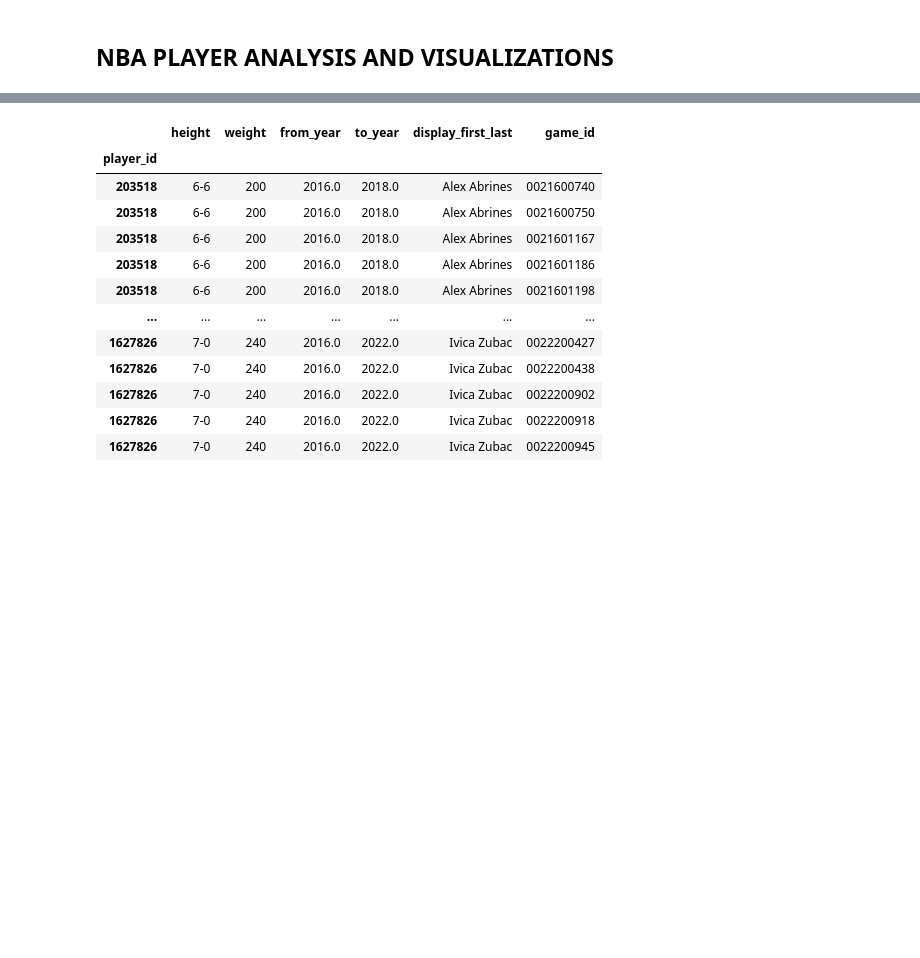
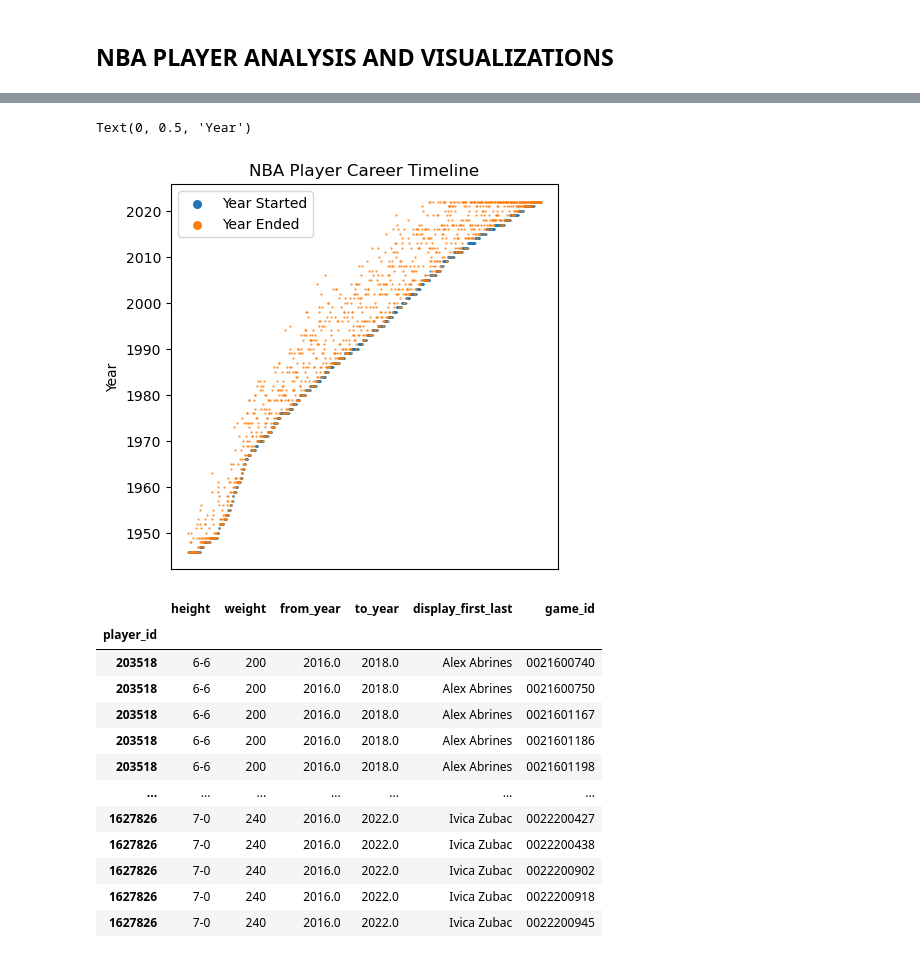
Before and after one commit to mustafaradheyyan/Revisiting-Pep-II, a Jupyter notebook: working_notebooks/eda_nba.ipynb, the cells around one changed output, grey strips where cells are left out. Cells and saved outputs as stored; diff of their text form; code cells hidden in the pictures; blank space fills up the shorter version.

Commit message:
Updated legend handle sizes

```diff
--- a/working_notebooks/eda_nba.ipynb
+++ b/working_notebooks/eda_nba.ipynb
@@ -81,3 +81,7 @@ import matplotlib.pyplot as plt
 cnx = sqlite3.connect('../../nba_dataset/archive/nba.sqlite')
 # %% [markdown]
 ## NBA PLAYER ANALYSIS AND VISUALIZATIONS
+# %%
+all_player_stats = pd.read_sql_query("""select height, weight, from_year, to_year, display_first_last, person_id from common_player_info""",
+cnx, index_col="person_id", dtype={'person_id': 'string'})
+all_player_stats
@@ -84,3 +103,30 @@ cnx = sqlite3.connect('../../nba_dataset/archive/nba.sqlite')
+# %%
+ax = plt.subplot()
+
+player_years_df = all_player_stats[['display_first_last', 'from_year', 'to_year']].sort_values('from_year')
+
+from_year_series = player_years_df['from_year'].to_numpy()
+to_year_series = player_years_df['to_year'].to_numpy()
+player_name_series = player_years_df['display_first_last'].to_numpy()
+
+line1 = ax.scatter(x=player_name_series, y=from_year_series, label='Year Started', s=0.25)
+line2 = ax.scatter(x=player_name_series, y=to_year_series, label='Year Ended', s=0.25)
+
+ax.legend(handles=[line1, line2])
+legend = ax.legend(frameon=True)
+for legend_handle in legend.legend_handles:
+    legend_handle._sizes = [30]
+
+fig = plt.gcf()
+fig.set_size_inches(5, 5)
+plt.xticks(rotation=45, ha='right');
+
+ax.set_title('NBA Player Career Timeline')
+ax.axes.get_xaxis().set_visible(False)
+ax.set_ylabel('Year')
+# %% [output]
+Text(0, 0.5, 'Year')
+[figure, added]
 # %%
 player_stats = pd.read_sql_query("""select height, weight, from_year, to_year, display_first_last, game_id, player_id
                                  from common_player_info cpi join inactive_players ip on cpi.person_id = ip.player_id;""",
```
Also changed, not shown: parts of 1 cell of this notebook.
